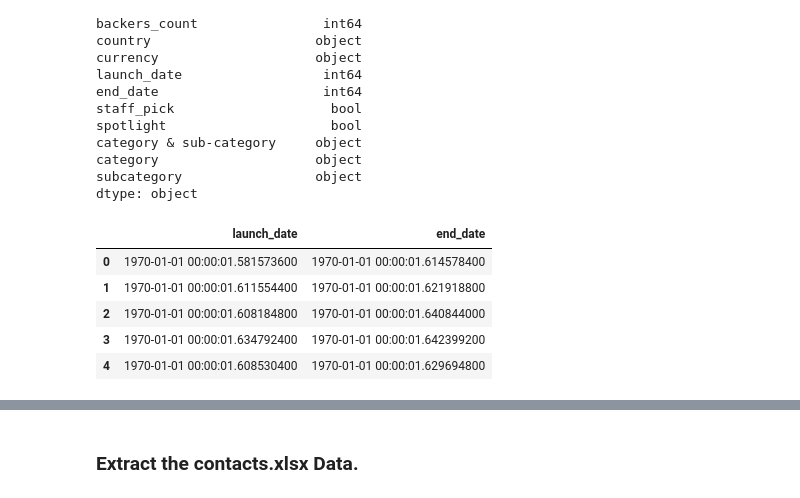
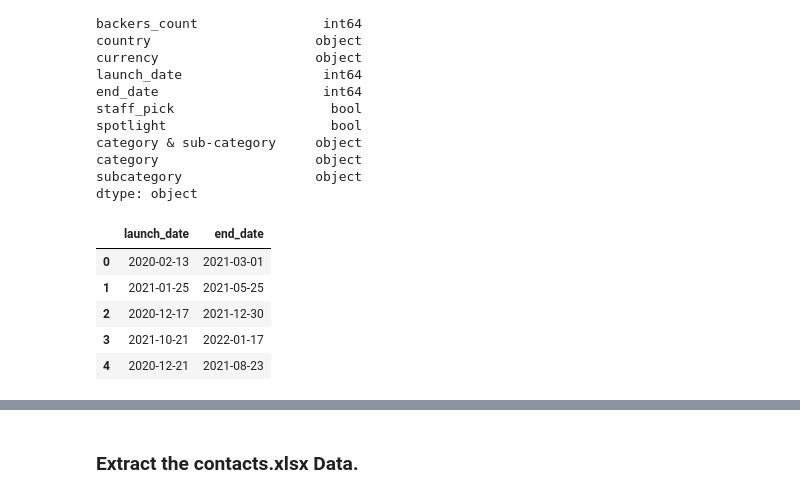
Before and after one commit to hxp-pxh/Crowdfunding_ETL, a Jupyter notebook: ETL_Mini_Project_ECastro_HPrincivil.ipynb, the cells around one changed output, grey strips where cells are left out. Cells and saved outputs as stored; diff of their text form; code cells hidden in the pictures.

```diff
--- a/ETL_Mini_Project_ECastro_HPrincivil.ipynb
+++ b/ETL_Mini_Project_ECastro_HPrincivil.ipynb
@@ -295,20 +295,20 @@ dtype: object
 # %%
 # Import the necessary library
 from datetime import datetime as dt
 
 # Convert 'launch_date' and 'end_date' to datetime format
-campaign_df['launch_date'] = pd.to_datetime(campaign_df['launch_date'])
-campaign_df['end_date'] = pd.to_datetime(campaign_df['end_date'])
+campaign_df['launch_date'] = pd.to_datetime(campaign_df['launch_date'], unit='s').dt.strftime('%Y-%m-%d')
+campaign_df['end_date'] = pd.to_datetime(campaign_df['end_date'], unit='s').dt.strftime('%Y-%m-%d')
 
 # Display the first few rows to verify the format change
 campaign_df[['launch_date', 'end_date']].head()
 # %% [output]
 |  | launch_date | end_date |
-| 0 | 1970-01-01 00:00:01.581573600 | 1970-01-01 00:00:01.614578400 |
-| 1 | 1970-01-01 00:00:01.611554400 | 1970-01-01 00:00:01.621918800 |
-| 2 | 1970-01-01 00:00:01.608184800 | 1970-01-01 00:00:01.640844000 |
-| 3 | 1970-01-01 00:00:01.634792400 | 1970-01-01 00:00:01.642399200 |
-| 4 | 1970-01-01 00:00:01.608530400 | 1970-01-01 00:00:01.629694800 |
+| 0 | 2020-02-13 | 2021-03-01 |
+| 1 | 2021-01-25 | 2021-05-25 |
+| 2 | 2020-12-17 | 2021-12-30 |
+| 3 | 2021-10-21 | 2022-01-17 |
+| 4 | 2020-12-21 | 2021-08-23 |
 # %%
 # Create a copy of the crowdfunding_info_df DataFrame named campaign_df
 campaign_df = crowdfunding_info_df.copy()
```
Also changed, not shown: parts of 7 cells of this notebook, 7 other files.
